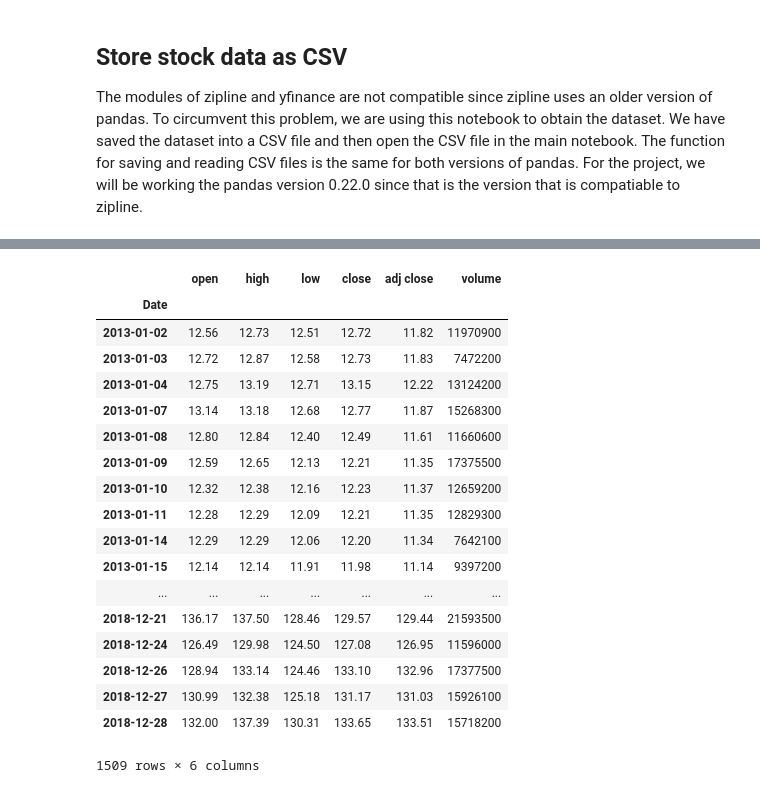
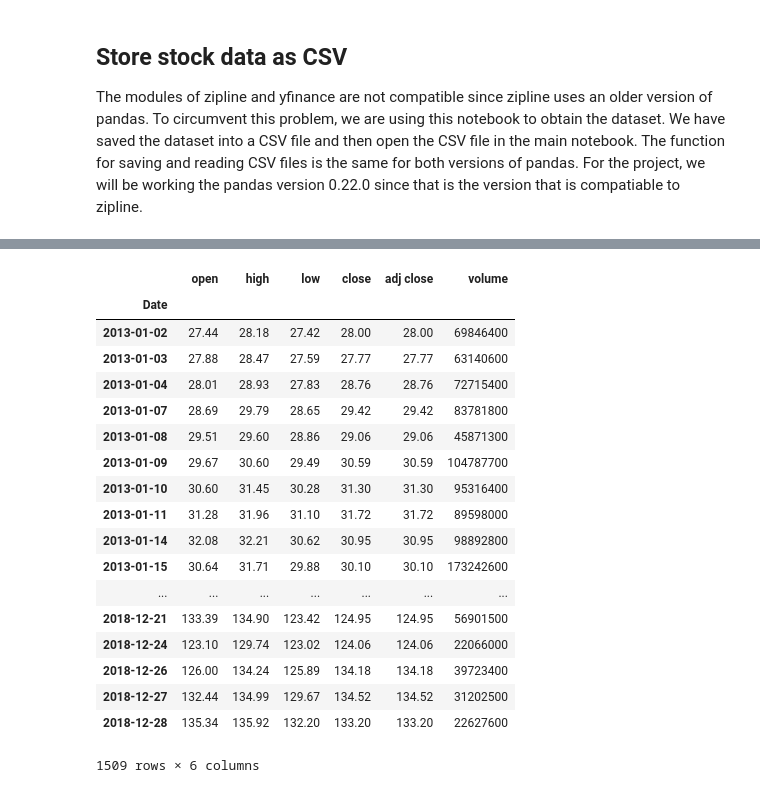
Before and after one commit to demidang12/PSTAT134FinalGroupProject, a Jupyter notebook: Download_dataset.ipynb, the cells around one changed output, grey strips where cells are left out. Drawn from its saved outputs; the diff is of its cells as text; code cells hidden in the pictures.

```diff
--- a/Download_dataset.ipynb
+++ b/Download_dataset.ipynb
@@ -29,7 +29,7 @@ BAStock = pdr.get_data_yahoo("BA",
                              end = '2018-12-31',
                             interval = '1d')
 
-FBStock = pdr.get_data_yahoo("BA",
+FBStock = pdr.get_data_yahoo("FB",
                              start = '2013-01-01',
                              end = '2018-12-31',
                              interval = '1d')
@@ -63,7 +63,6 @@ VStock = pdr.get_data_yahoo("V",
                        start = '2013-01-01',
                        end = '2018-12-31',
                        interval = '1d')
-NVDAStock
 # %% [output]
 [*********************100%***********************]  1 of 1 downloaded
 [*********************100%***********************]  1 of 1 downloaded
@@ -97,33 +77,31 @@ NVDAStock
 # %%
 # Zipline only works with lowercase column names, convert column in our dataframe to lower
 VStock.columns = map(str.lower, VStock.columns)
 # All the stock dataframes
 StockData = [AAPLStock, AMZNStock, BAStock, FBStock, GOOGStock, MAStock, MSFTStock,
             NVDAStock, UNHStock, VStock]
 # Iteration to convert columns
 for stock in StockData:
     stock.columns = map(str.lower, stock.columns)
-
-NVDAStock
 # %% [output]
 |  | open | high | low | close | adj close | volume |
 | Date |  |  |  |  |  |  |
-| 2013-01-02 | 12.56 | 12.73 | 12.51 | 12.72 | 11.82 | 11970900 |
-| 2013-01-03 | 12.72 | 12.87 | 12.58 | 12.73 | 11.83 | 7472200 |
-| 2013-01-04 | 12.75 | 13.19 | 12.71 | 13.15 | 12.22 | 13124200 |
-| 2013-01-07 | 13.14 | 13.18 | 12.68 | 12.77 | 11.87 | 15268300 |
-| 2013-01-08 | 12.80 | 12.84 | 12.40 | 12.49 | 11.61 | 11660600 |
-| 2013-01-09 | 12.59 | 12.65 | 12.13 | 12.21 | 11.35 | 17375500 |
-| 2013-01-10 | 12.32 | 12.38 | 12.16 | 12.23 | 11.37 | 12659200 |
-| 2013-01-11 | 12.28 | 12.29 | 12.09 | 12.21 | 11.35 | 12829300 |
-| 2013-01-14 | 12.29 | 12.29 | 12.06 | 12.20 | 11.34 | 7642100 |
-| 2013-01-15 | 12.14 | 12.14 | 11.91 | 11.98 | 11.14 | 9397200 |
+| 2013-01-02 | 27.44 | 28.18 | 27.42 | 28.00 | 28.00 | 69846400 |
+| 2013-01-03 | 27.88 | 28.47 | 27.59 | 27.77 | 27.77 | 63140600 |
+| 2013-01-04 | 28.01 | 28.93 | 27.83 | 28.76 | 28.76 | 72715400 |
+| 2013-01-07 | 28.69 | 29.79 | 28.65 | 29.42 | 29.42 | 83781800 |
+| 2013-01-08 | 29.51 | 29.60 | 28.86 | 29.06 | 29.06 | 45871300 |
+| 2013-01-09 | 29.67 | 30.60 | 29.49 | 30.59 | 30.59 | 104787700 |
+| 2013-01-10 | 30.60 | 31.45 | 30.28 | 31.30 | 31.30 | 95316400 |
+| 2013-01-11 | 31.28 | 31.96 | 31.10 | 31.72 | 31.72 | 89598000 |
+| 2013-01-14 | 32.08 | 32.21 | 30.62 | 30.95 | 30.95 | 98892800 |
+| 2013-01-15 | 30.64 | 31.71 | 29.88 | 30.10 | 30.10 | 173242600 |
 | ... | ... | ... | ... | ... | ... | ... |
-| 2018-12-21 | 136.17 | 137.50 | 128.46 | 129.57 | 129.44 | 21593500 |
-| 2018-12-24 | 126.49 | 129.98 | 124.50 | 127.08 | 126.95 | 11596000 |
-| 2018-12-26 | 128.94 | 133.14 | 124.46 | 133.10 | 132.96 | 17377500 |
-| 2018-12-27 | 130.99 | 132.38 | 125.18 | 131.17 | 131.03 | 15926100 |
-| 2018-12-28 | 132.00 | 137.39 | 130.31 | 133.65 | 133.51 | 15718200 |
+| 2018-12-21 | 133.39 | 134.90 | 123.42 | 124.95 | 124.95 | 56901500 |
+| 2018-12-24 | 123.10 | 129.74 | 123.02 | 124.06 | 124.06 | 22066000 |
+| 2018-12-26 | 126.00 | 134.24 | 125.89 | 134.18 | 134.18 | 39723400 |
+| 2018-12-27 | 132.44 | 134.99 | 129.67 | 134.52 | 134.52 | 31202500 |
+| 2018-12-28 | 135.34 | 135.92 | 132.20 | 133.20 | 133.20 | 22627600 |
 1509 rows × 6 columns
 # %%
 # Iteration to save dataframe as csv
```
Also changed, not shown: parts of 2 cells of this notebook, 2 other files.
